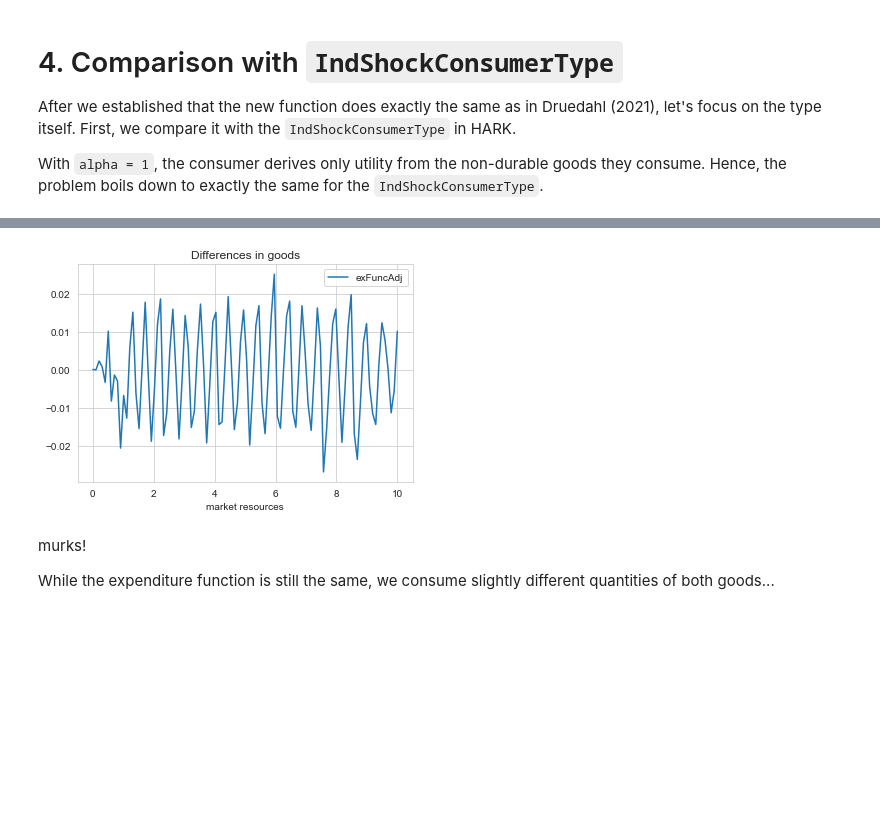
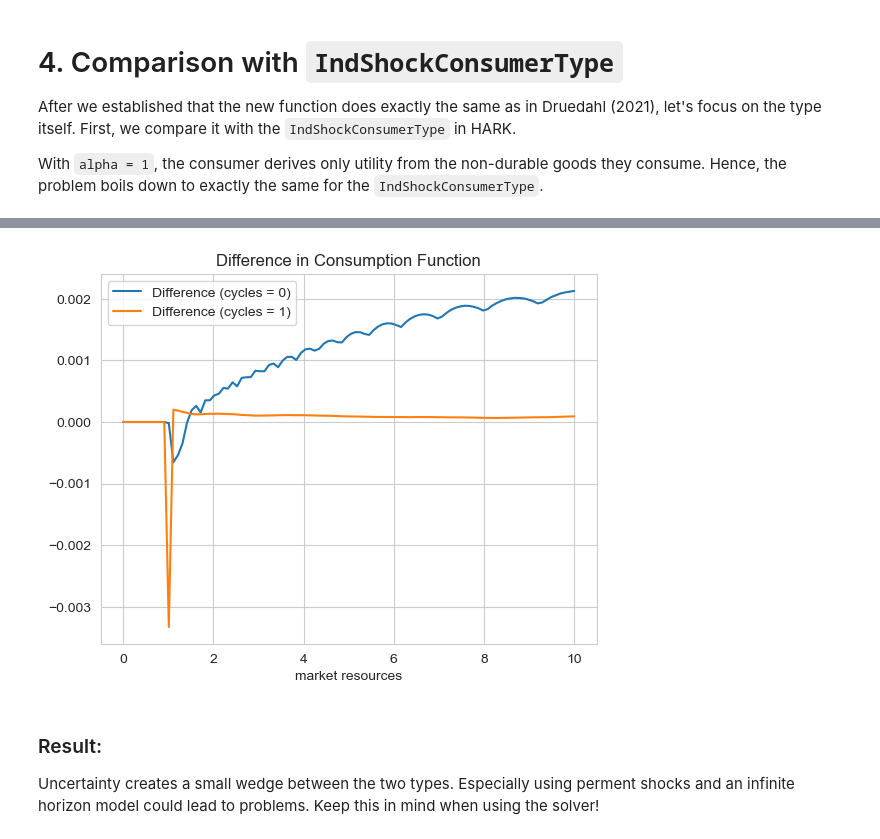
Before and after one commit to AMonninger/DurableConsumerType_REMARK, a Jupyter notebook: code/python/DurableModel_Notebook.ipynb, the cells around one changed output, grey strips where cells are left out. Saved outputs shown, nothing was run; the diff lists cells and outputs as text; code cells hidden in the pictures; blank space fills up the shorter version.

```diff
--- a/code/python/DurableModel_Notebook.ipynb
+++ b/code/python/DurableModel_Notebook.ipynb
@@ -471,0 +682,12 @@ Consumption function for an idiosyncratic shocks consumer type with durable stoc
+# %%
+### Solve IndShockConsumerType: Infinite Horizon
+IndShockExample_inf_tran = IndShockConsumerType(**init_indshock)
+IndShockExample_inf_tran.cycles = 0
+IndShockExample_inf_tran.TranShkStd = [0.06]
+IndShockExample_inf_tran.update_income_process()
+IndShockExample_inf_tran.solve()#(verbose=False)
+
+grid = np.linspace(0,10,100)
+cFunc_IndShock_inf_tran = np.zeros(len(grid))
+for i in range(len(grid)):
+    cFunc_IndShock_inf_tran[i] = IndShockExample_inf_tran.solution[0].cFunc(grid[i])
@@ -471,0 +705,19 @@ Consumption function for an idiosyncratic shocks consumer type with durable stoc
+# %%
+### Solve DurableConsumerType: Lifecycle
+DurableExample_life_tran = DurableConsumerType(**init_durable)
+DurableExample_life_tran.TranShkStd = [0.06]
+DurableExample_life_tran.nNrmCount = 3 # To increase speed
+DurableExample_life_tran.update_income_process()
+DurableExample_life_tran.solve()#(verbose=False)
+n = 0
+Results_life_tran = Graphfunctions(DurableExample_life_tran,grid,n)
+# %%
+### Solve DurableConsumerType: Infinite Horizon
+DurableExample_inf_tran = DurableConsumerType(**init_durable)
+DurableExample_inf_tran.cycles = 0
+DurableExample_inf_tran.TranShkStd = [0.06]
+DurableExample_inf_tran.nNrmCount = 3 # To increase speed
+DurableExample_inf_tran.update_income_process()
+DurableExample_inf_tran.solve()#(verbose=False)
+n = 0
+Results_inf_tran = Graphfunctions(DurableExample_inf_tran,grid,n)
@@ -472,12 +735,12 @@ Consumption function for an idiosyncratic shocks consumer type with durable stoc
 # %%
-plt.plot(grid, Results['cFuncAdj_test'] - Results['dFuncAdj_test'], label = "exFuncAdj")
-plt.title('Differences in goods')
+plt.plot(grid, Results_inf_tran['cFunc_test'] - cFunc_IndShock_inf_tran, label = "Difference (cycles = 0)")
+plt.plot(grid, Results_life_tran['cFunc_test'] - cFunc_IndShock_life_tran, label = "Difference (cycles = 1)")
+plt.title('Difference in Consumption Function')
 plt.xlabel('market resources')
 plt.legend()
 plt.show()
 # %% [output]
-[figure, old version]
+[figure, new version]
-# %% [markdown]
-murks!
-
-While the expenditure function is still the same, we consume slightly different quantities of both goods...
+# %% [markdown]
+### Result:
+Uncertainty creates a small wedge between the two types. Especially using perment shocks and an infinite horizon model could lead to problems. Keep this in mind when using the solver!
```
Also changed, not shown: parts of 43 cells of this notebook, 9 other files.
